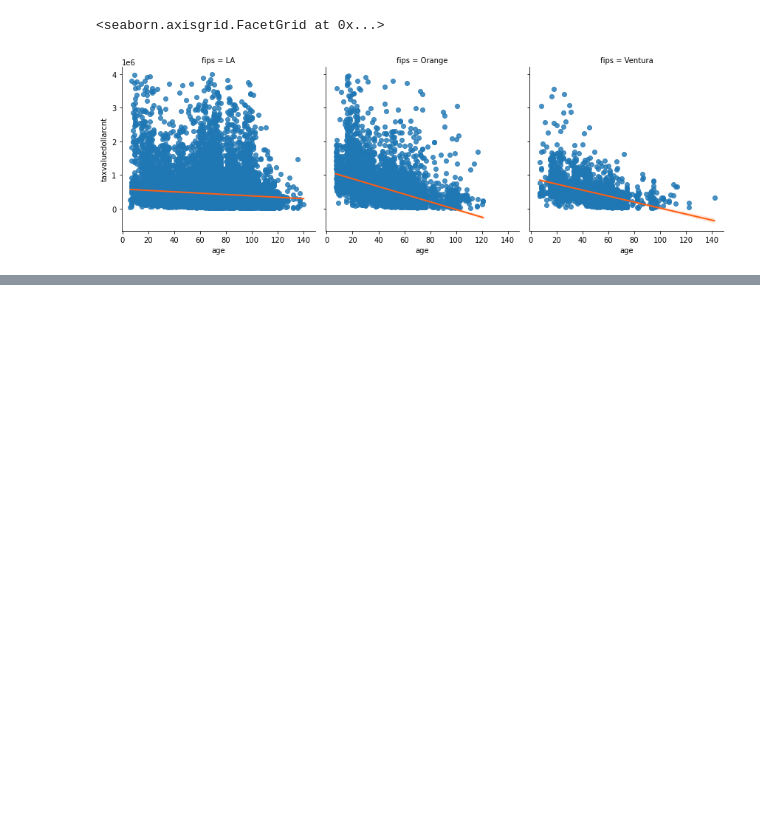
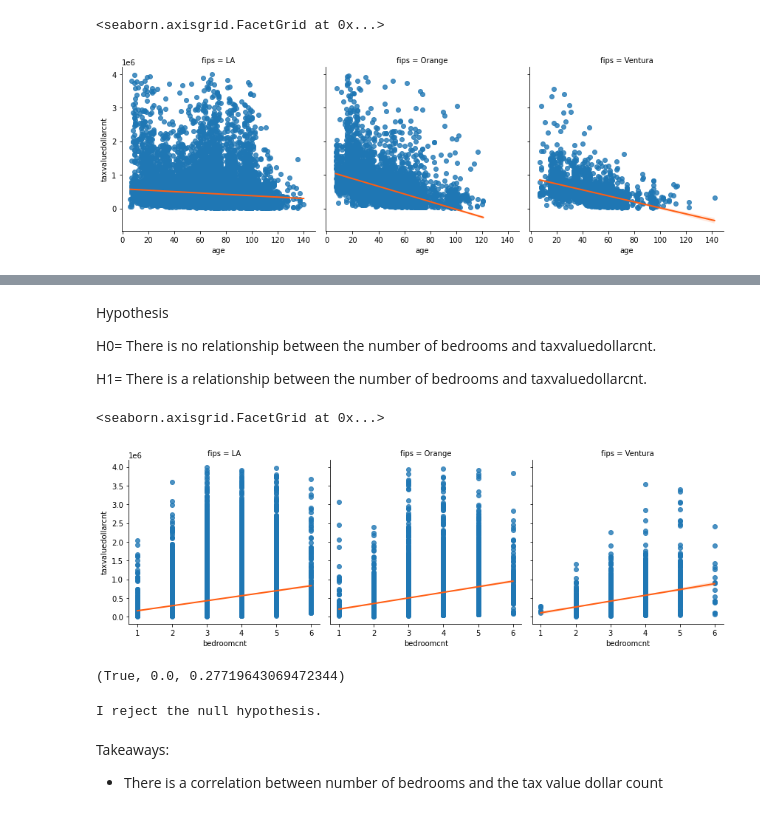
Before and after one commit to codyclonts/zillow_project, a Jupyter notebook: final_report.ipynb, the cells around one changed output, grey strips where cells are left out. Saved outputs shown, nothing was run; the diff lists cells and outputs as text; code cells hidden in the pictures; blank space fills up the shorter version.

```diff
--- a/final_report.ipynb
+++ b/final_report.ipynb
@@ -169,0 +247,26 @@ p< alpha, corr
+# %% [markdown]
+Hypothesis
+
+ H0= There is no relationship between the number of bedrooms and taxvaluedollarcnt.
+
+ H1= There is a relationship between the number of bedrooms and taxvaluedollarcnt.
+# %%
+sns.lmplot(x = 'bedroomcnt', y = 'taxvaluedollarcnt', data = train, line_kws={'color': '#FF5E13', 'linewidth': 2}, height = 4, col = 'fips')
+# %% [output]
+<seaborn.axisgrid.FacetGrid at 0x...>
+[figure, added]
+# %%
+corr, p = stats.pearsonr(train.bedroomcnt, train.taxvaluedollarcnt)
+p< alpha, p, corr
+# %% [output]
+(True, 0.0, 0.27719643069472344)
+# %%
+if p < alpha:
+    print ('I reject the null hypothesis.')
+else:
+        print('I accept the null hypothesis.')
+# %% [output]
+I reject the null hypothesis.
+# %% [markdown]
+Takeaways:
+- There is a correlation between number of bedrooms and the tax value dollar count
```
Also changed, not shown: parts of 31 cells of this notebook.
